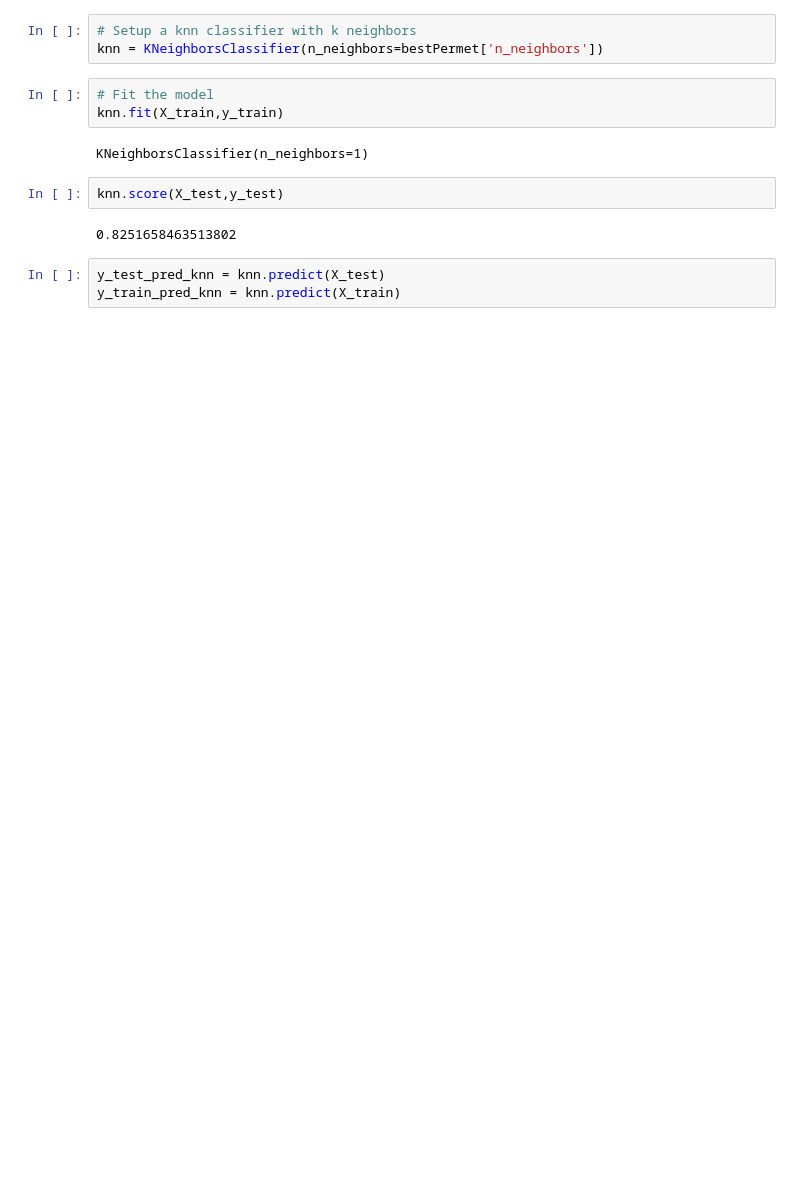
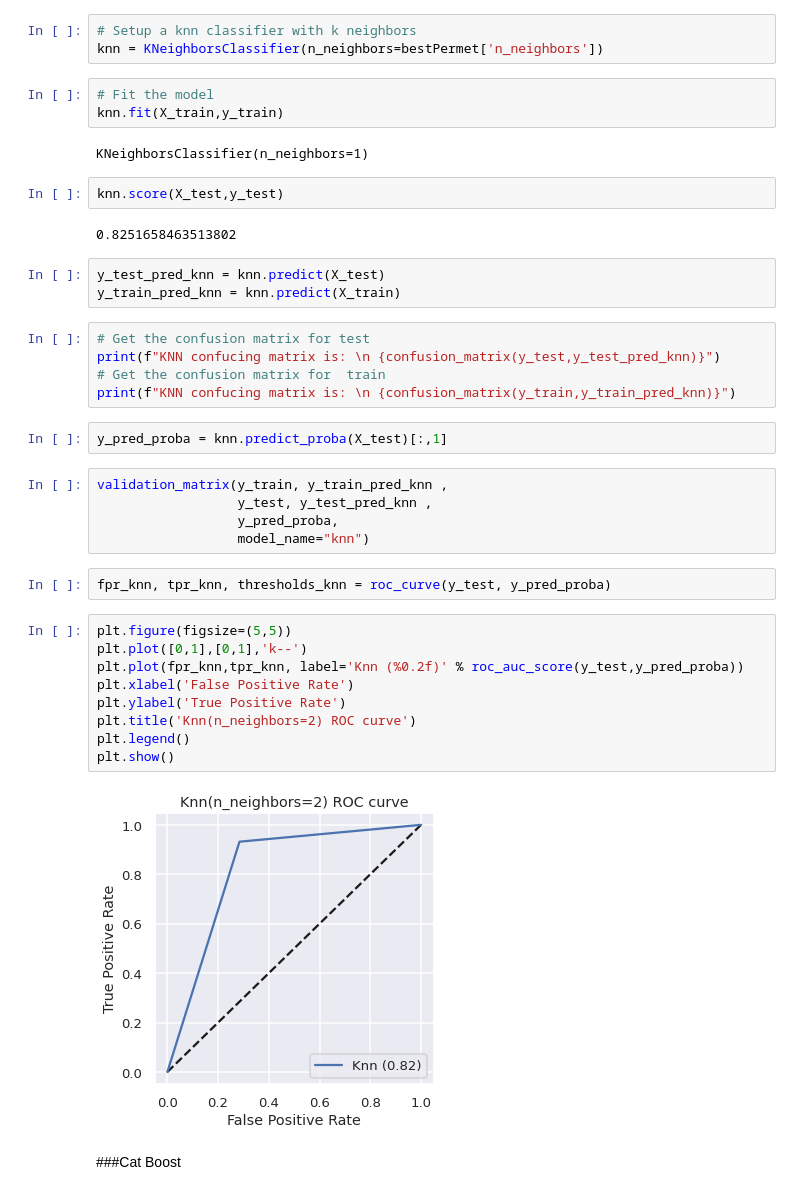
Before and after one commit to Anku0210/Credit-Card-Default-Prediction, a Jupyter notebook: Credit_Card_Default_Prediction_Capstone_Project.ipynb, the cells around one changed output. Drawn from its saved outputs; the diff is of its cells as text; blank space fills up the shorter version.

```diff
--- a/Credit_Card_Default_Prediction_Capstone_Project.ipynb
+++ b/Credit_Card_Default_Prediction_Capstone_Project.ipynb
@@ -935,3 +943,30 @@ knn.score(X_test,y_test)
 # %%
 y_test_pred_knn = knn.predict(X_test)
 y_train_pred_knn = knn.predict(X_train)
+# %%
+# Get the confusion matrix for test
+print(f"KNN confucing matrix is: \n {confusion_matrix(y_test,y_test_pred_knn)}")
+# Get the confusion matrix for  train
+print(f"KNN confucing matrix is: \n {confusion_matrix(y_train,y_train_pred_knn)}")
+# %%
+y_pred_proba = knn.predict_proba(X_test)[:,1]
+# %%
+validation_matrix(y_train, y_train_pred_knn ,
+                  y_test, y_test_pred_knn ,
+                  y_pred_proba,
+                  model_name="knn")
+# %%
+fpr_knn, tpr_knn, thresholds_knn = roc_curve(y_test, y_pred_proba)
+# %%
+plt.figure(figsize=(5,5))
+plt.plot([0,1],[0,1],'k--')
+plt.plot(fpr_knn,tpr_knn, label='Knn (%0.2f)' % roc_auc_score(y_test,y_pred_proba))
+plt.xlabel('False Positive Rate')
+plt.ylabel('True Positive Rate')
+plt.title('Knn(n_neighbors=2) ROC curve')
+plt.legend()
+plt.show()
+# %% [output]
+[figure, added]
+# %% [markdown]
+###Cat Boost
```
Also changed, not shown: parts of 53 cells of this notebook.
